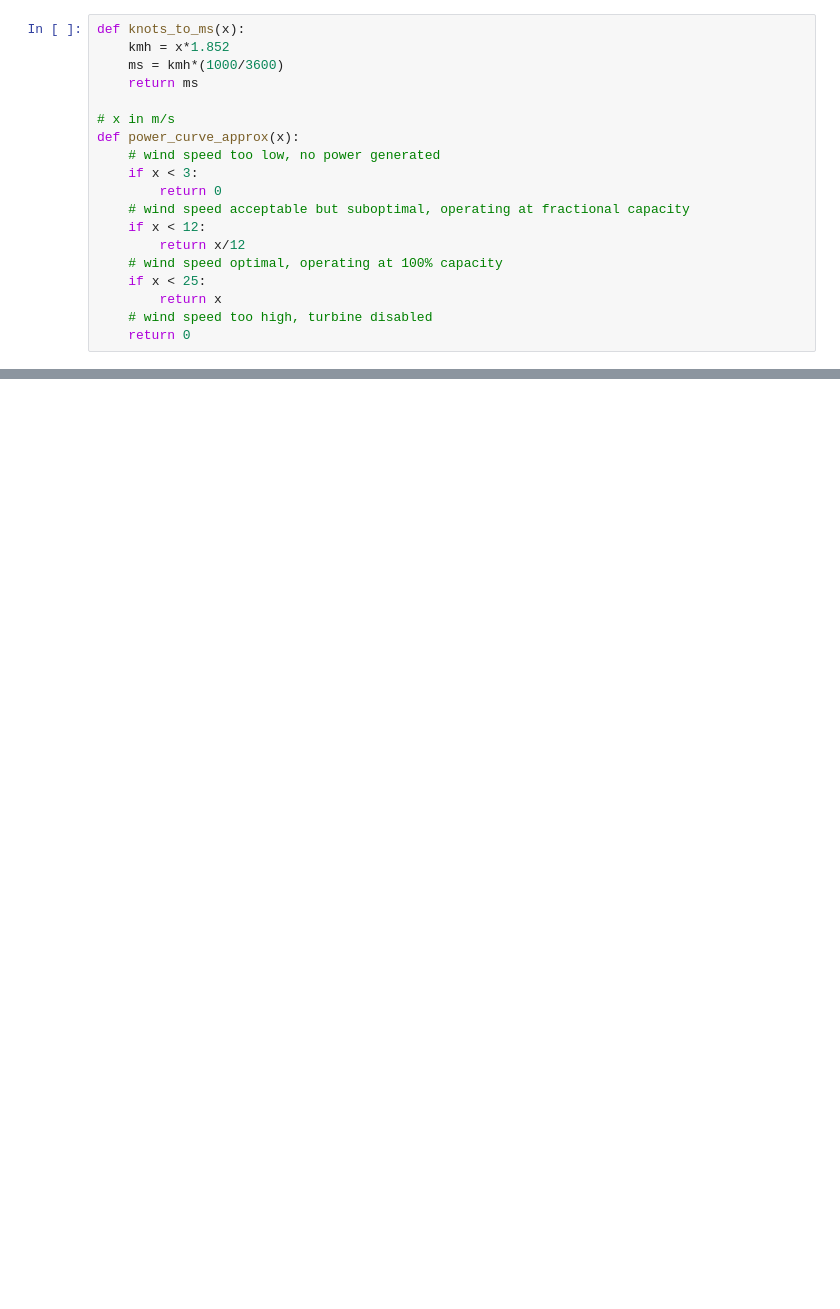
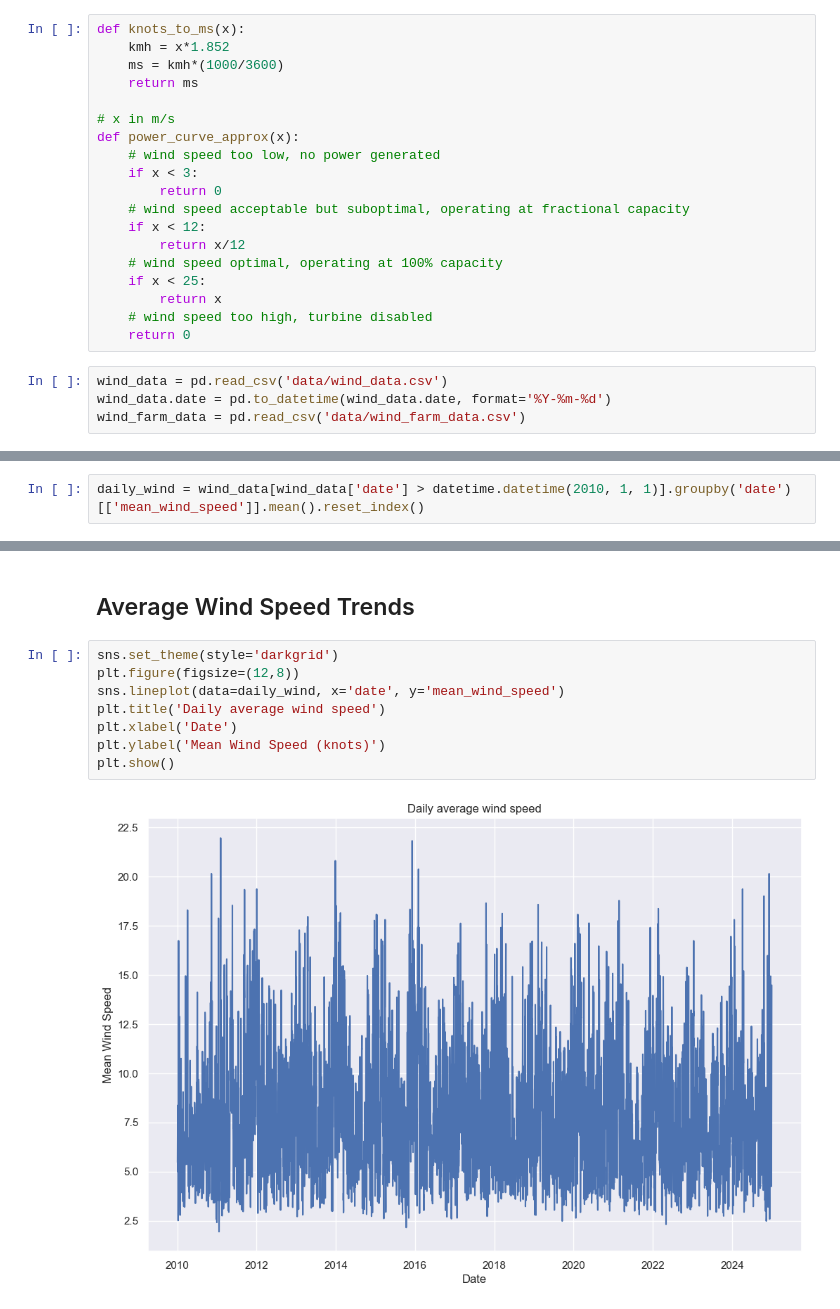
Before and after one commit to Cking313/programming_for_data_analytics, a Jupyter notebook: project/analysis.ipynb, the cells around one changed output, grey strips where cells are left out. Cells and saved outputs as stored; diff of their text form; blank space fills up the shorter version.

Commit message:
Analysis of wind farm and weather data

```diff
--- a/project/analysis.ipynb
+++ b/project/analysis.ipynb
@@ -57,3 +63,7 @@ def power_curve_approx(x):
         return x
     # wind speed too high, turbine disabled
     return 0
+# %%
+wind_data = pd.read_csv('data/wind_data.csv')
+wind_data.date = pd.to_datetime(wind_data.date, format='%Y-%m-%d')
+wind_farm_data = pd.read_csv('data/wind_farm_data.csv')
@@ -59,0 +86,2 @@ def power_curve_approx(x):
+# %%
+daily_wind = wind_data[wind_data['date'] > datetime.datetime(2010, 1, 1)].groupby('date')[['mean_wind_speed']].mean().reset_index()
@@ -59,0 +104,12 @@ def power_curve_approx(x):
+# %% [markdown]
+## Average Wind Speed Trends
+# %%
+sns.set_theme(style='darkgrid')
+plt.figure(figsize=(12,8))
+sns.lineplot(data=daily_wind, x='date', y='mean_wind_speed')
+plt.title('Daily average wind speed')
+plt.xlabel('Date')
+plt.ylabel('Mean Wind Speed (knots)')
+plt.show()
+# %% [output]
+[figure, added]
```
Also changed, not shown: parts of 28 cells of this notebook, 2 other files.
